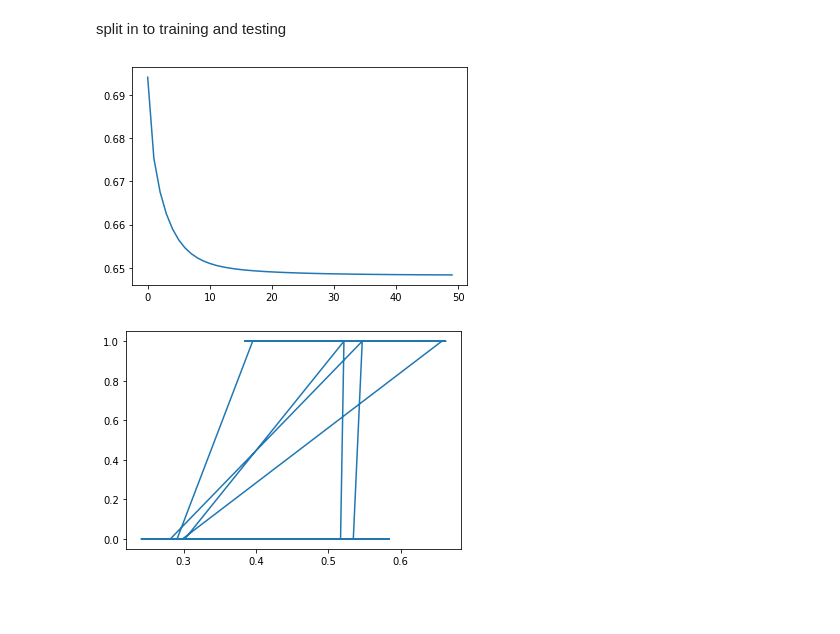
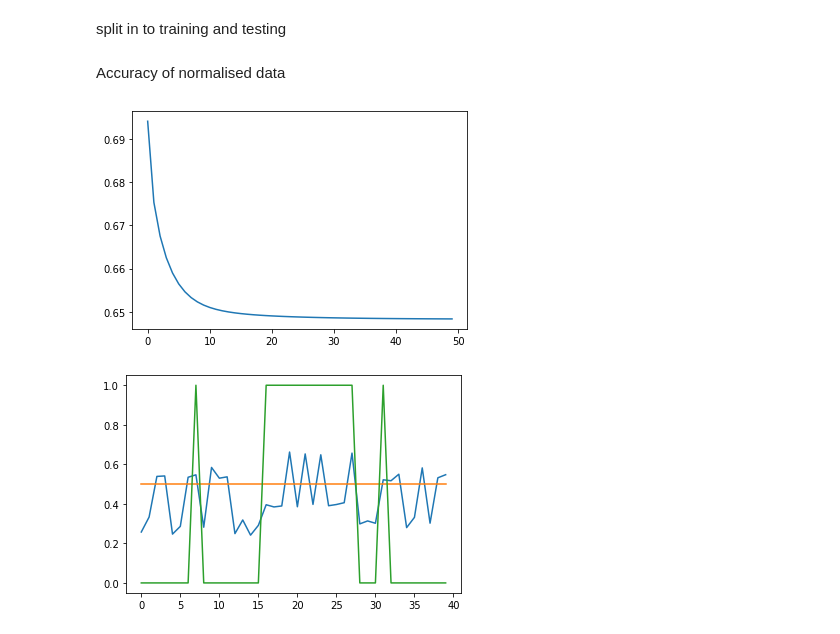
Before and after one commit to ayyappa7/social_networking_Logistic, a Jupyter notebook: logistic-regression/logistic_regression.ipynb, the cells around one changed output. Cells and saved outputs as stored; diff of their text form; code cells hidden in the pictures; blank space fills up the shorter version.

```diff
--- a/logistic-regression/logistic_regression.ipynb
+++ b/logistic-regression/logistic_regression.ipynb
@@ -65,6 +76,6 @@ trainScaled[1:] = trainScaled[1:] / (maxOfRows[1:] - minOfRows[1:])
 # %% [markdown]
 split in to training and testing
 # %%
-testScaled, trainScaled = np.hsplit(trainScaled, np.array([40]))
-out_test = out[:40]
-out_train = out[40:]
+testNormalized, trainNormalised = np.hsplit(trainNormalised, np.array([40]))
+out_test_nm = out[:40]
+out_train_nm = out[40:]
@@ -71,12 +86,16 @@ out_train = out[40:]
+# %% [markdown]
+Accuracy of normalised data
 # %%
 params = np.array([[0.01, 0.01, 0.01, 0.01]])
 alpha = 0.01
-params = logistic_regression(trainScaled, params, out_train, alpha, 50)
+params = logistic_regression(trainNormalised, params, out_train_nm, alpha, 50)
+
+predicted=sigmoid(np.transpose(np.dot(params, testNormalized)))
+arr =[i for i in range(len(predicted))]
+plt.plot(arr,np.transpose(predicted)[0])
+plt.plot(arr,[0.5 for i in range(len(predicted))])
+plt.plot(arr,out_test_nm)
+plt.show()
 # %% [output]
 [figure]
+[figure, added]
-# %%
-predicted=sigmoid(np.transpose(np.dot(params, testScaled)))
-plt.plot(predicted, out_test)
-plt.show()
-# %% [output]
-[figure, removed]
```
Also changed, not shown: parts of 10 cells of this notebook.
